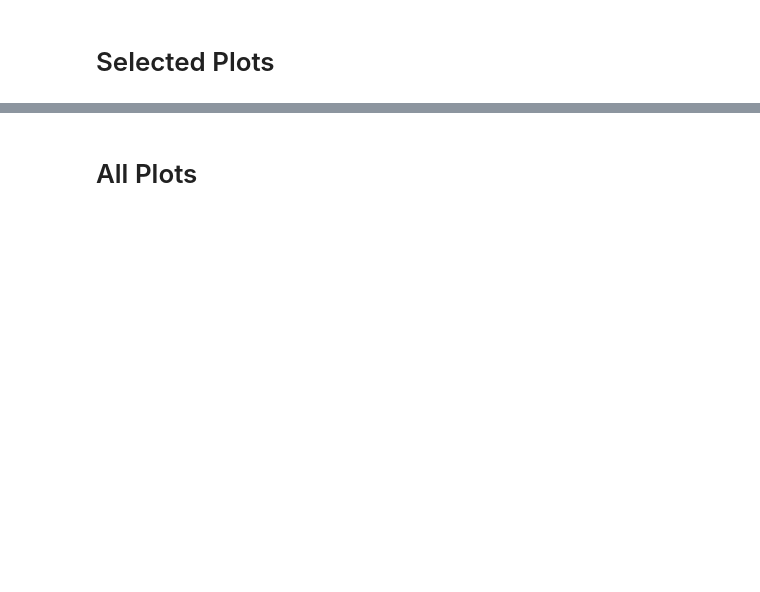
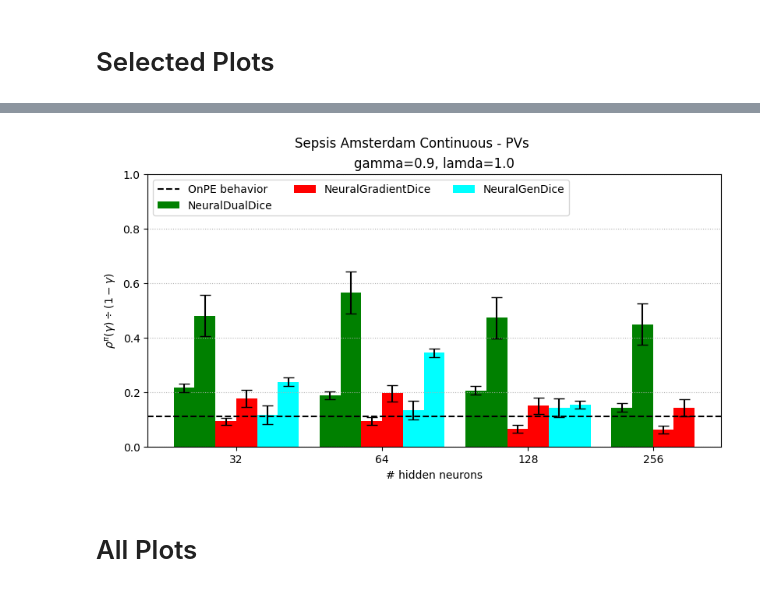
Before and after one commit to MrWhiteRichard/dice_rl_sepsis, a Jupyter notebook: results_sepsis_amsterdam_continuous.ipynb, the cells around one changed output, grey strips where cells are left out. Saved outputs shown, nothing was run; the diff lists cells and outputs as text; code cells hidden in the pictures; blank space fills up the shorter version.

Commit message:
Update sepsis_amsterdam

```diff
--- a/results_sepsis_amsterdam_continuous.ipynb
+++ b/results_sepsis_amsterdam_continuous.ipynb
@@ -302,2 +246,101 @@ group_barplot(
+# %%
+def group_barplot(
+        group_names, grouped_measurements,
+        title=None, suptitle=None, xlabel=None, ylabel=None, ylim=None,
+        bar_labels=False, bar_colors=None,
+        legend_loc=None, figsize=None, capsize=None, baselines=None,
+        dir=None):
+
+    # https://matplotlib.org/stable/gallery/lines_bars_and_markers/barchart.html
+
+    plt.figure( layout="constrained", figsize=figsize, )
+
+
+    max_variants = -float("inf")
+    for measurements in grouped_measurements.values():
+        for measurement in measurements:
+            if ( n_variants := len(measurement) ) > max_variants:
+                max_variants = n_variants
+    max_variants = int(max_variants)
+
+    ticks_info = {}
+
+    for i_ms, (attribute, measurements) in enumerate( grouped_measurements.items() ):
+        for i_v in range(max_variants):
+
+            x_array = []
+            y_array = []
+            yerr_array = [] if capsize is not None else None
+
+            for i_m, measurement in enumerate(measurements):
+                if i_m not in ticks_info.keys(): ticks_info[i_m] = []
+
+                if i_v >= len(measurement): break
+
+                x = 0
+                for j_ms, measurements_ in enumerate( grouped_measurements.values() ):
+                    if j_ms == 0: x += i_m
+                    for j_m, measurement_ in enumerate(measurements_):
+                        for j_v, _ in enumerate(measurement_):
+                            A = j_m > i_m
+                            B = j_m == i_m and j_ms > i_ms
+                            C = j_m == i_m and j_ms == i_ms and j_v > i_v
+                            if not (A or B or C): x += 1
+
+                ticks_info[i_m].append(x)
+
+                y    = measurement[i_v][0]
+                yerr = measurement[i_v][1]
+
+                x_array.append(x)
+                y_array.append(y)
+                if yerr_array is not None: yerr_array.append(yerr)
+
+            label = attribute if i_v == 0 else None
+            color = bar_colors[i_ms] if bar_colors is not None else None
+
+            rects = plt.bar(x_array, y_array, 1, yerr=yerr, capsize=capsize, label=label, color=color)
+            if bar_labels: plt.bar_label(rects, padding=3)
+
+    if baselines is not None:
+        for label, y in baselines.items():
+            plt.axhline(y, label=label, color="black", linestyle="--")
+
+    plt.xticks([np.mean(v) for v in ticks_info.values()], group_names)
+    plt.legend(loc=legend_loc, ncols=3)
+    plt.grid(linestyle=":", axis="y")
+
+    if suptitle is not None: plt.suptitle(suptitle)
+    if title    is not None: plt.title(title)
+    if ylabel   is not None: plt.ylabel(ylabel)
+    if xlabel   is not None: plt.xlabel(xlabel)
+    if ylim     is not None: plt.ylim(ylim)
+
+    if dir is not None:
+        file_name = f"{suptitle}; {title}.png"
+        plt.savefig( os.path.join(dir, file_name) )
+
+    plt.show()
+
+group_barplot(
+    group_names=[hidden_dimensions[0] for hidden_dimensions in hidden_dimensionss],
+    grouped_measurements = stats,
+    suptitle="Sepsis Amsterdam Continuous - PVs",
+    title=f"{gamma=}, {lamda=}",
+    xlabel="# hidden neurons",
+    ylabel=latex_labels["pv_scaled"](),
+    ylim=(None, 1.0),
+    bar_labels=False,
+    bar_colors=["green", "red", "cyan"],
+    legend_loc="upper left",
+    figsize=(8, 4.5),
+    capsize=5,
+    baselines={
+        "OnPE behavior": get_policy_value["behavior"](gamma) / (1 - gamma),
+    },
+    dir=dir_images["continuous"],
+)
+# %% [output]
+[figure, added]
 # %% [markdown]
 # All Plots
```
Also changed, not shown: parts of 23 cells of this notebook, 3 other files.
